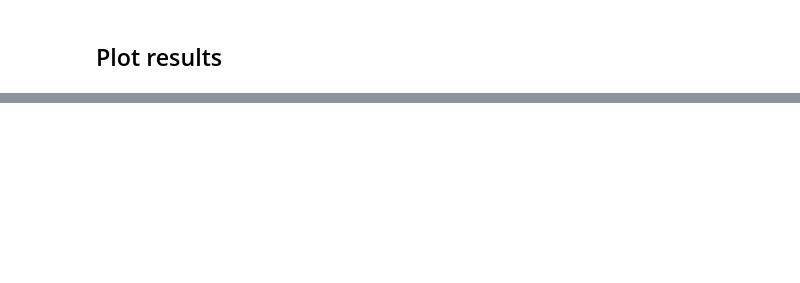
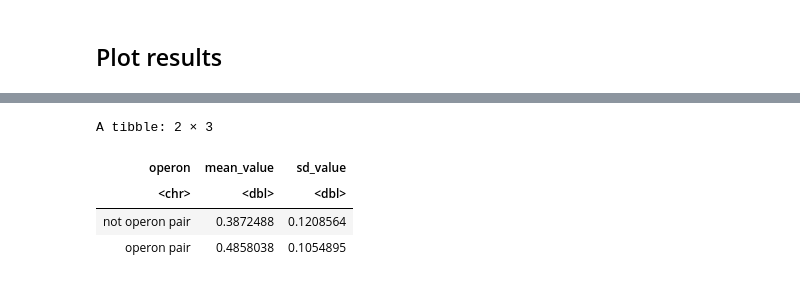
Before and after one commit to taylorreiter/2022-test-sketch-core-accessory-interactome, a Jupyter notebook: notebooks/20220406_plot_clustermatch_results.ipynb, the cells around one changed output, grey strips where cells are left out. Cells and saved outputs as stored; diff of their text form; code cells hidden in the pictures; blank space fills up the shorter version.

```diff
--- a/notebooks/20220406_plot_clustermatch_results.ipynb
+++ b/notebooks/20220406_plot_clustermatch_results.ipynb
@@ -86,0 +113,11 @@ ggplot(clustermatch_df, aes(x = corr, fill = operon)) +
+# %%
+clustermatch_df %>%
+  group_by(operon) %>%
+  summarize(mean_value = mean(value),
+            sd_value = sd(value))
+# %% [output]
+A tibble: 2 × 3
+| operon | mean_value | sd_value |
+| <chr> | <dbl> | <dbl> |
+| not operon pair | 0.3872488 | 0.1208564 |
+| operon pair | 0.4858038 | 0.1054895 |
```
Also changed, not shown: parts of 13 cells of this notebook.
